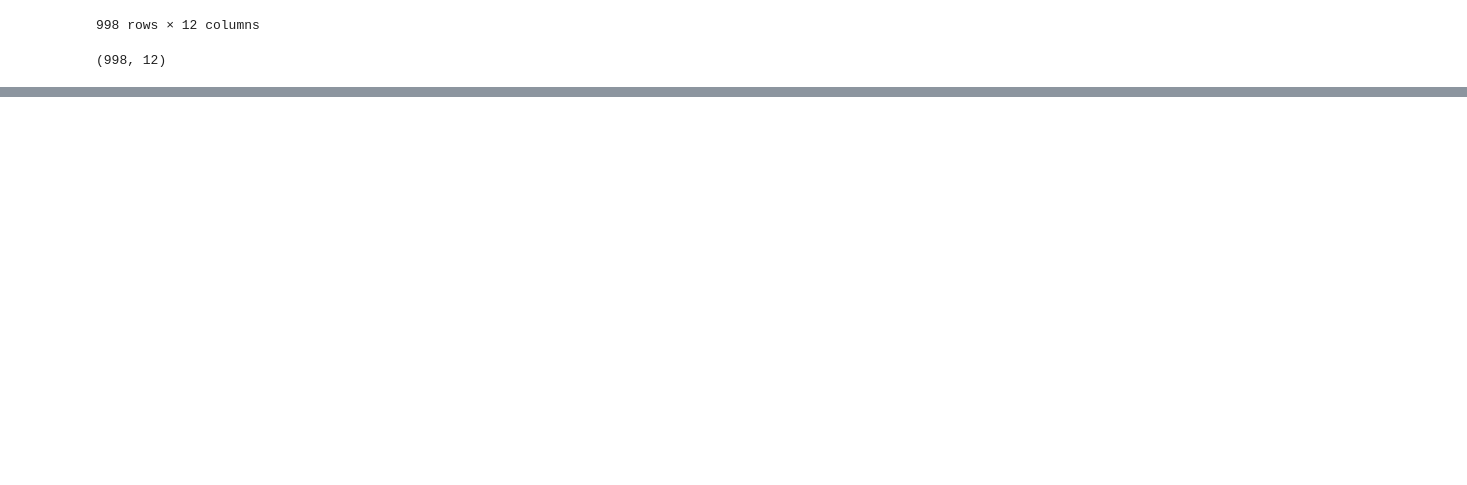
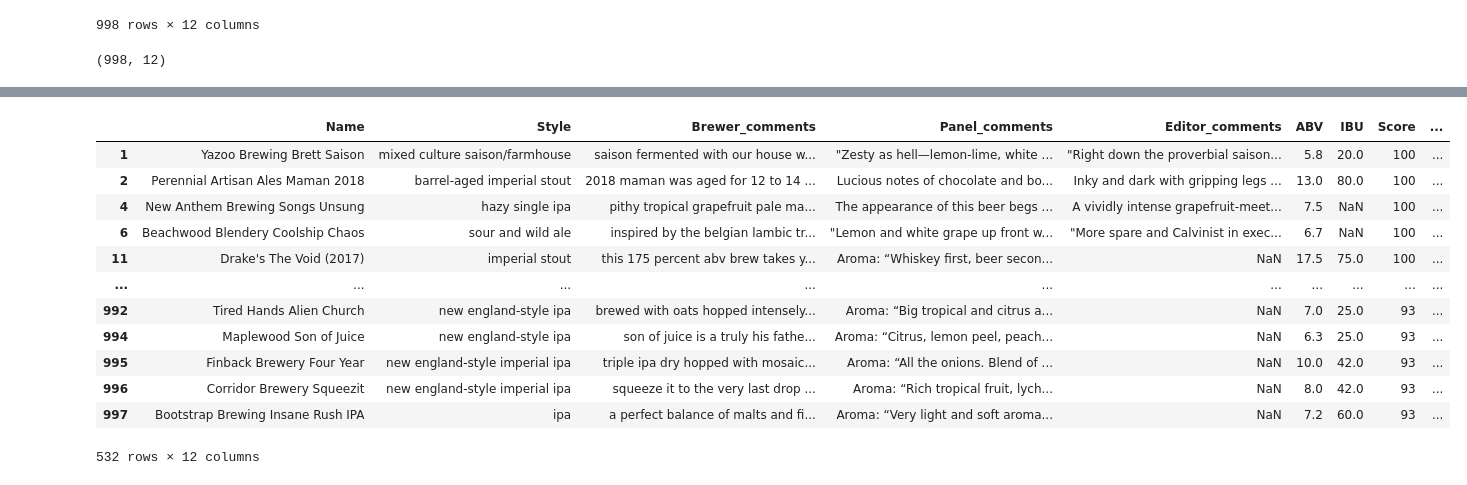
Before and after one commit to timcolussi/beer_reviews_webscraping_proj, a Jupyter notebook: Beer_reviews.ipynb, the cells around one changed output, grey strips where cells are left out. Cells and saved outputs as stored; diff of their text form; code cells hidden in the pictures; blank space fills up the shorter version.

```diff
--- a/Beer_reviews.ipynb
+++ b/Beer_reviews.ipynb
@@ -28,0 +162,20 @@ df.tail(75)
+# %%
+df_filtered['Brewer_comments'] = df_filtered['Brewer_comments'].str.lower()
+df_filtered['Brewer_comments'] = df_filtered['Brewer_comments'].astype(str)
+df_filtered['Brewer_comments'] = df_filtered['Brewer_comments'].apply(lambda x: re.sub('\s+', ' ', x))
+df_filtered['Brewer_comments'] = df_filtered['Brewer_comments'].apply(lambda x: re.sub('[^\w\s]', '', x))
+df_filtered
+# %% [output]
+|  | Name | Style | Brewer_comments | Panel_comments | Editor_comments | ABV | IBU | Score | ... |
+| 1 | Yazoo Brewing Brett Saison | mixed culture saison/farmhouse | saison fermented with our house w... | "Zesty as hell—lemon-lime, white ... | "Right down the proverbial saison... | 5.8 | 20.0 | 100 | ... |
+| 2 | Perennial Artisan Ales Maman 2018 | barrel-aged imperial stout | 2018 maman was aged for 12 to 14 ... | Lucious notes of chocolate and bo... | Inky and dark with gripping legs ... | 13.0 | 80.0 | 100 | ... |
+| 4 | New Anthem Brewing Songs Unsung | hazy single ipa | pithy tropical grapefruit pale ma... | The appearance of this beer begs ... | A vividly intense grapefruit-meet... | 7.5 | NaN | 100 | ... |
+| 6 | Beachwood Blendery Coolship Chaos | sour and wild ale | inspired by the belgian lambic tr... | "Lemon and white grape up front w... | "More spare and Calvinist in exec... | 6.7 | NaN | 100 | ... |
+| 11 | Drake's The Void (2017) | imperial stout | this 175 percent abv brew takes y... | Aroma: “Whiskey first, beer secon... | NaN | 17.5 | 75.0 | 100 | ... |
+| ... | ... | ... | ... | ... | ... | ... | ... | ... | ... |
+| 992 | Tired Hands Alien Church | new england-style ipa | brewed with oats hopped intensely... | Aroma: “Big tropical and citrus a... | NaN | 7.0 | 25.0 | 93 | ... |
+| 994 | Maplewood Son of Juice | new england-style ipa | son of juice is a truly his fathe... | Aroma: “Citrus, lemon peel, peach... | NaN | 6.3 | 25.0 | 93 | ... |
+| 995 | Finback Brewery Four Year | new england-style imperial ipa | triple ipa dry hopped with mosaic... | Aroma: “All the onions. Blend of ... | NaN | 10.0 | 42.0 | 93 | ... |
+| 996 | Corridor Brewery Squeezit | new england-style imperial ipa | squeeze it to the very last drop ... | Aroma: “Rich tropical fruit, lych... | NaN | 8.0 | 42.0 | 93 | ... |
+| 997 | Bootstrap Brewing Insane Rush IPA | ipa | a perfect balance of malts and fi... | Aroma: “Very light and soft aroma... | NaN | 7.2 | 60.0 | 93 | ... |
+532 rows × 12 columns
```
Also changed, not shown: parts of 18 cells of this notebook, 1 other file.
